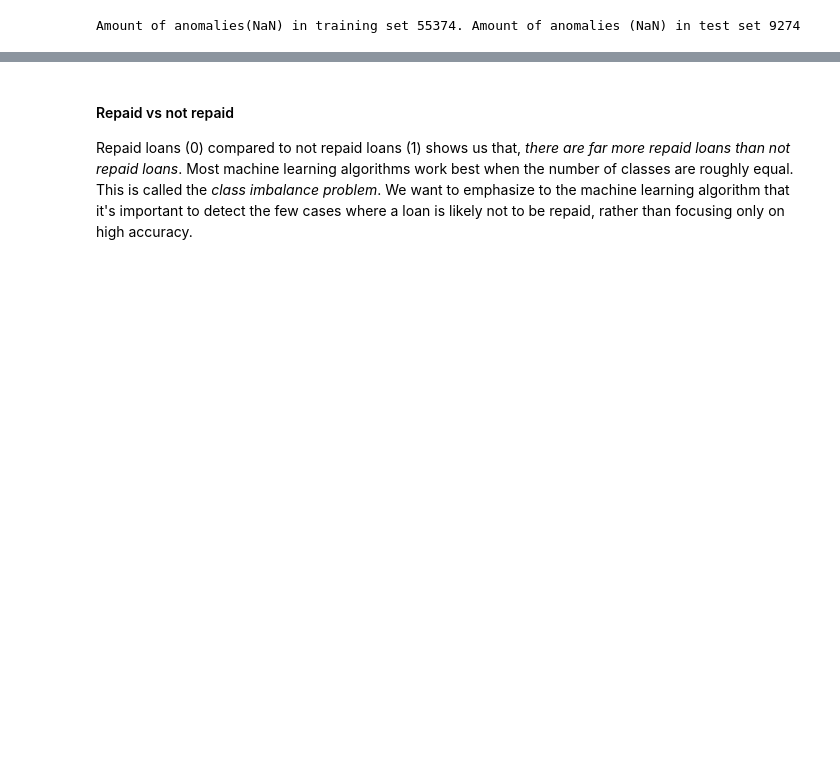
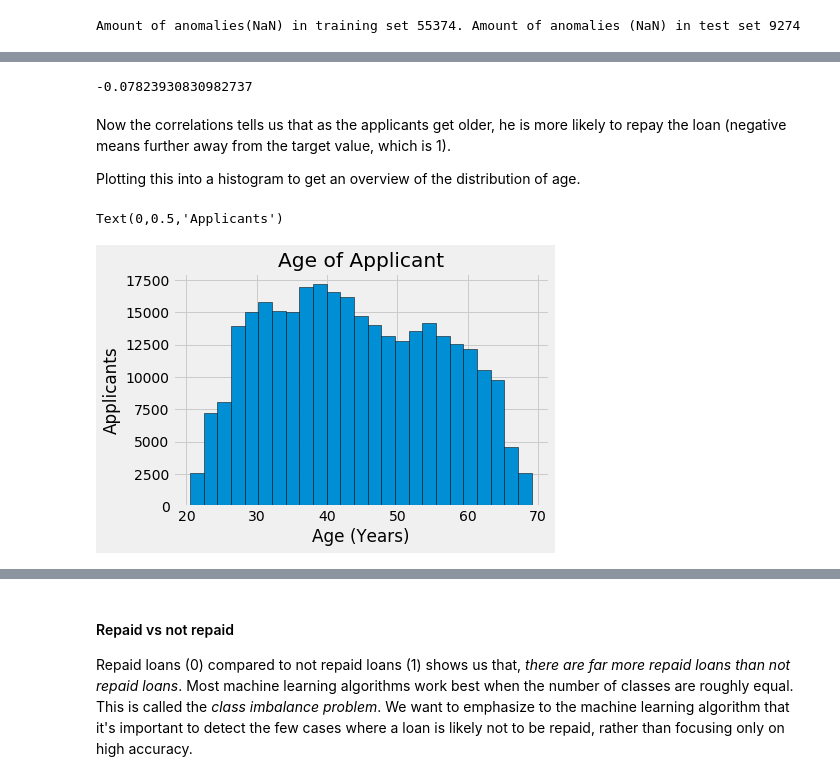
Before and after one commit to adrsolheim/notebooks, a Jupyter notebook: home-credit-default-risk/home_credit_default_risk.ipynb, the cells around one changed output, grey strips where cells are left out. Saved outputs shown, nothing was run; the diff lists cells and outputs as text; code cells hidden in the pictures; blank space fills up the shorter version.

```diff
--- a/home-credit-default-risk/home_credit_default_risk.ipynb
+++ b/home-credit-default-risk/home_credit_default_risk.ipynb
@@ -408,0 +459,22 @@ Amount of anomalies(NaN) in training set 55374. Amount of anomalies (NaN) in tes
+# %%
+train_set['DAYS_BIRTH'] = abs(train_set['DAYS_BIRTH'])
+train_set['DAYS_BIRTH'].corr(train_set['TARGET'])
+#train_set['TARGET'].corr(train_set['DAYS_BIRTH'])
+# %% [output]
+-0.07823930830982737
+# %% [markdown]
+Now the correlations tells us that as the applicants get older, he is more likely to repay the loan (negative means further away from the target value, which is 1).
+
+Plotting this into a histogram to get an overview of the distribution of age.
+# %%
+# One type of style sheet
+plt.style.use("fivethirtyeight")
+
+# Plotting years instead of days
+plt.hist(train_set['DAYS_BIRTH'] / 365, edgecolor='k', bins=25)
+plt.title('Age of Applicant')
+plt.xlabel('Age (Years)')
+plt.ylabel('Applicants')
+# %% [output]
+Text(0,0.5,'Applicants')
+[figure, added]
```
Also changed, not shown: parts of 21 cells of this notebook.
